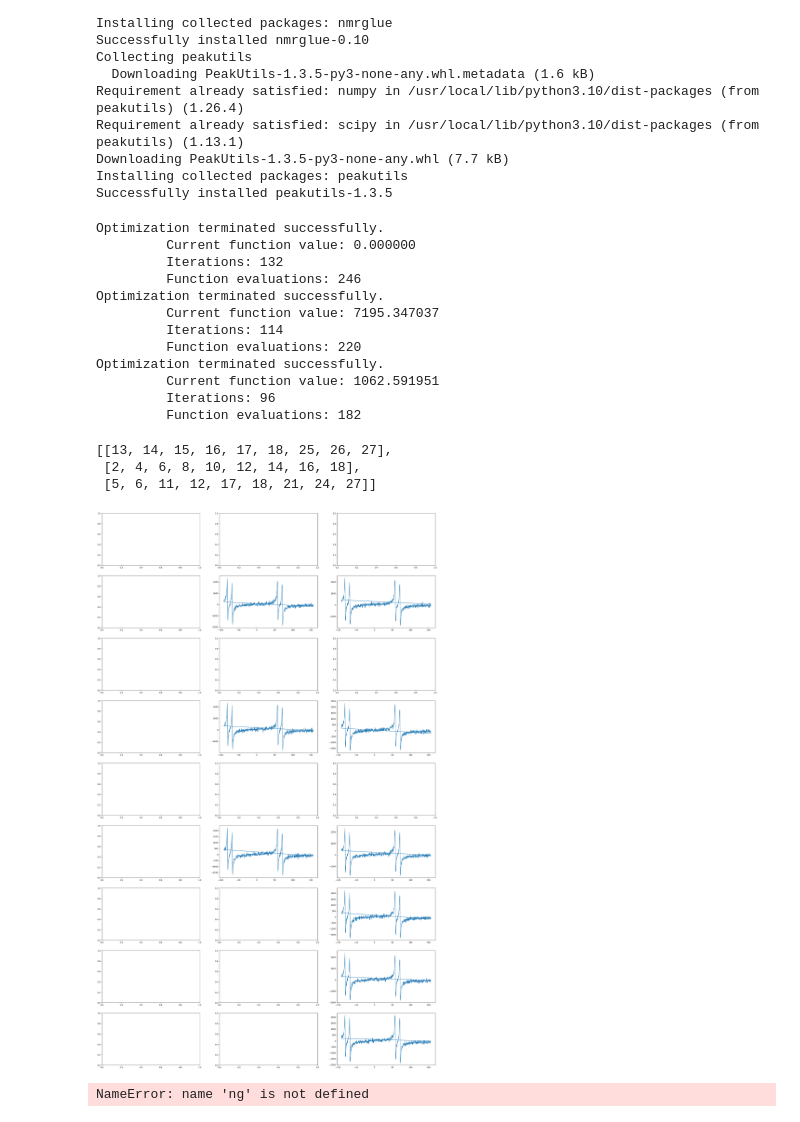
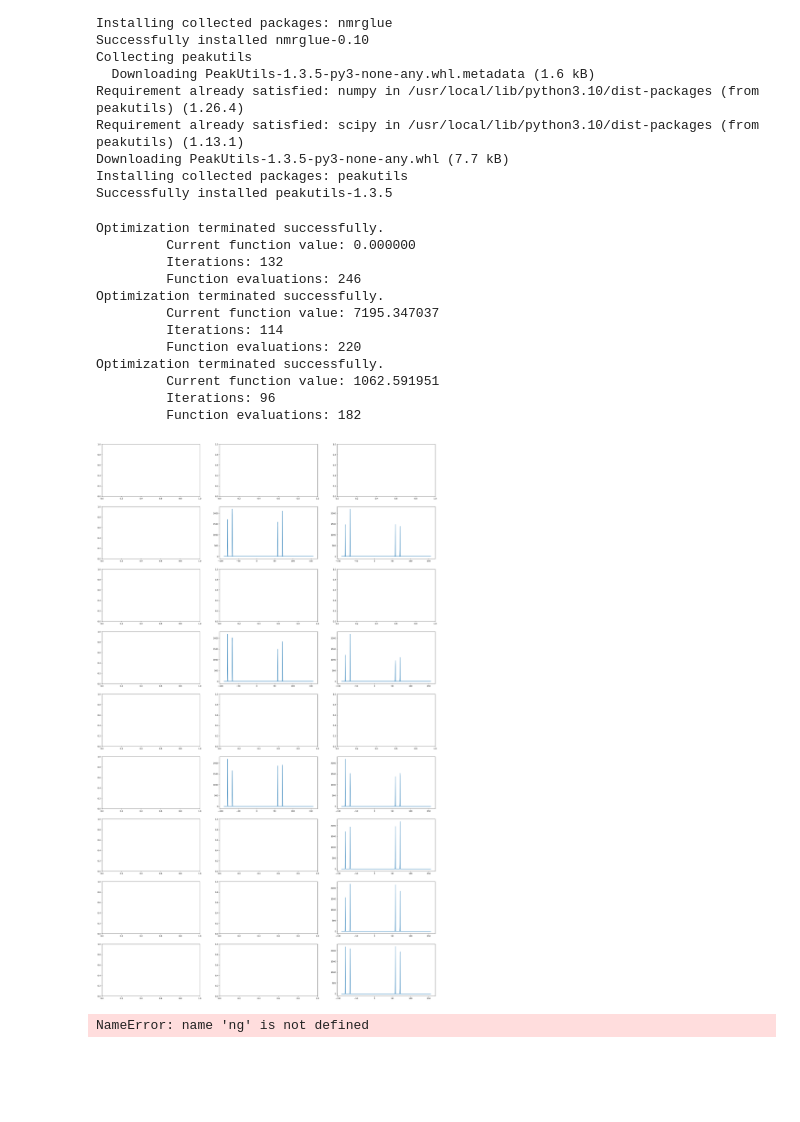
Before and after one commit to averageX56/nmr_stuff, a Jupyter notebook: FIDPreprocessing.ipynb, the cells around one changed output. Cells and saved outputs as stored; diff of their text form; code cells hidden in the pictures; blank space fills up the shorter version.

Commit message:
added prepare_spectrum

```diff
--- a/FIDPreprocessing.ipynb
+++ b/FIDPreprocessing.ipynb
@@ -40,7 +40,6 @@ class SpectraSequence:
         self.phases = []
         self.spectras = []
         self.freqs = []
-        self.id_idx = []
         self.id = {'noize_idx': [], 'im_idx': [], 're_idx': []}
         self.areas = []
         self.read_files()
@@ -72,7 +71,7 @@ class SpectraSequence:
     def noize_spectra_idx(self):
         if len(self.size) == 0:
             raise ValueError('Сначала выполните фурье .perform_fourier()')
-
+        tmp = []
         for i in range(self.size[0]):
             max_vals = []
             for k in range(self.size[1]):
@@ -81,24 +80,26 @@ class SpectraSequence:
                 max_vals.append(maxima)
             threshold = np.mean(max_vals) / 2
             indices = [i for i, value in enumerate(max_vals) if value < threshold]
-            self.id_idx.append(indices)
-            if len(self.id_idx[i]) != 9:
+            tmp.append(indices)
+            if len(tmp[i]) != 9:
                 raise ValueError('Убедитесь, что спектр ' + self.sequence[i] + ' достаточно четкий, либо подберите treshhold внутри метода')
+        return tmp
 
     def identify(self):
         if len(self.size) == 0:
             raise ValueError('Сначала выполните фурье .perform_fourier()')
+        tmp = self.noize_spectra_idx()
         for i in range(self.size[0]):
-            n_i = self.id_idx[i]
+            n_i = tmp[i]
             i_i = []
             r_i = []
             for j in range(self.size[1]-1):
                 spec = self.spectras[i][j+1]
                 spec_re = ((np.real(spec) / max(abs(np.real(spec))))*3)
                 spec_im = ((np.imag(spec) / max(abs(np.imag(spec))))*3)
-                if j+1 not in self.id_idx[i] and np.std(spec_re) > np.std(spec_im):
+                if j+1 not in n_i and np.std(spec_re) > np.std(spec_im):
                     i_i.append(j+1)
-                elif j+1 not in self.id_idx[i] and np.std(spec_re) < np.std(spec_im):
+                elif j+1 not in n_i and np.std(spec_re) < np.std(spec_im):
                     r_i.append(j+1)
             self.id['noize_idx'].append(n_i)
             self.id['im_idx'].append(i_i)
@@ -118,7 +119,23 @@ class SpectraSequence:
                 spec_set.append(spectrum[mask])
             self.spectras.append(spec_set)
 
-    def locate_peaks(self):
+    def prepare_spectras(self, k):
+        p_s = []
+        for i in range(self.size[0]):
+            t = []
+            for j in range(self.size[1]):
+                if j in self.id['im_idx'][i]:
+                    t.append((-np.imag(self.spectras[i][j]) / max(-np.imag(self.spectras[i][j])) * k)**7)
+                elif j in self.id['re_idx'][i]:
+                    t.append((np.real(self.spectras[i][j]) / max(np.real(self.spectras[i][j])) * k)**7)
+                else:
+                    t.append(self.spectras[i][j])
+            p_s.append(t)
+        return p_s
+
+
+    def locate_peaks(self, k):
+        p_s = self.prepare_spectras(k)
         for i in range(self.size[0]):
             loc_peaks = ng.analysis.peakpick.pick(normalized_spectrum, 0.3, -0.3, table=True)
 
@@ -130,7 +147,8 @@ class SpectraSequence:
 # %%
 ss = SpectraSequence(r'test', 'HNC')
 ss.identify()
-ss.id['im_idx']
+
+x = ss.prepare_spectras(k=3)
 # %% [output]
 Optimization terminated successfully.
          Current function value: 0.000000
@@ -144,17 +162,14 @@ Optimization terminated successfully.
          Current function value: 1062.591951
          Iterations: 96
          Function evaluations: 182
-[[13, 14, 15, 16, 17, 18, 25, 26, 27],
- [2, 4, 6, 8, 10, 12, 14, 16, 18],
- [5, 6, 11, 12, 17, 18, 21, 24, 27]]
 # %%
 fig, axs = plt.subplots(9, 3, figsize=(30, 50))
 axs = axs.flatten()
 for idx in ss.id['im_idx'][2]:
-    axs[idx-1].plot(ss.freqs[2], np.real(ss.spectras[2][idx]))
+    axs[idx-1].plot(ss.freqs[2], np.real(x[2][idx]))
 plt.show()
 # %% [output]
-[figure, old version]
+[figure, new version]
 # %%
 from scipy import signal
 
```
